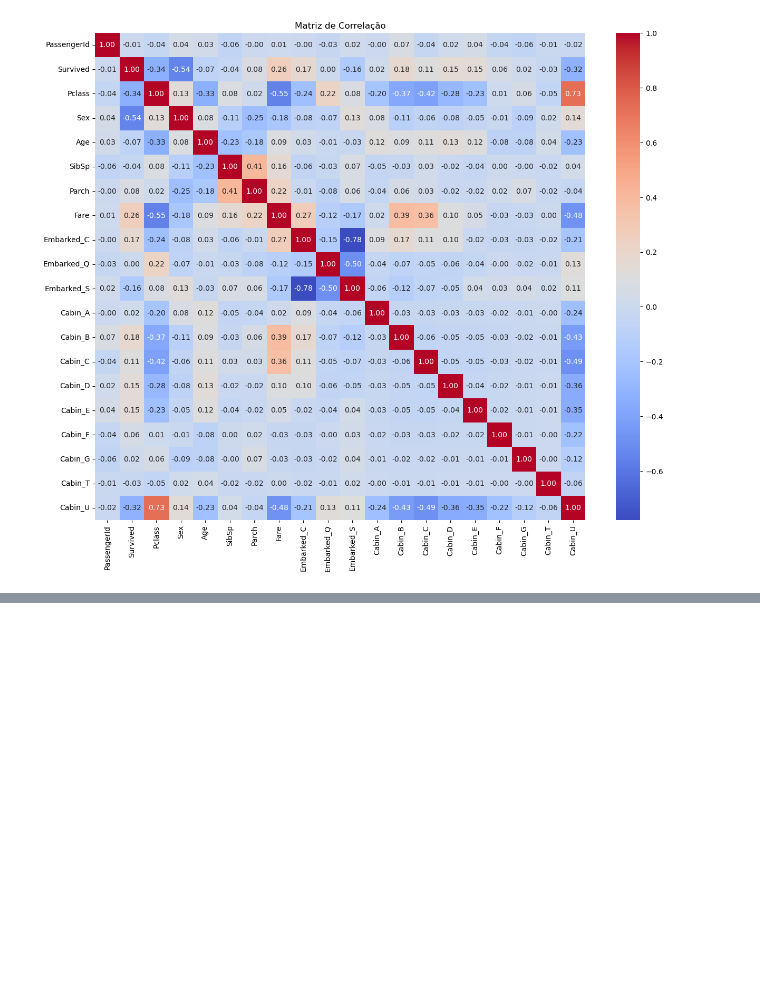
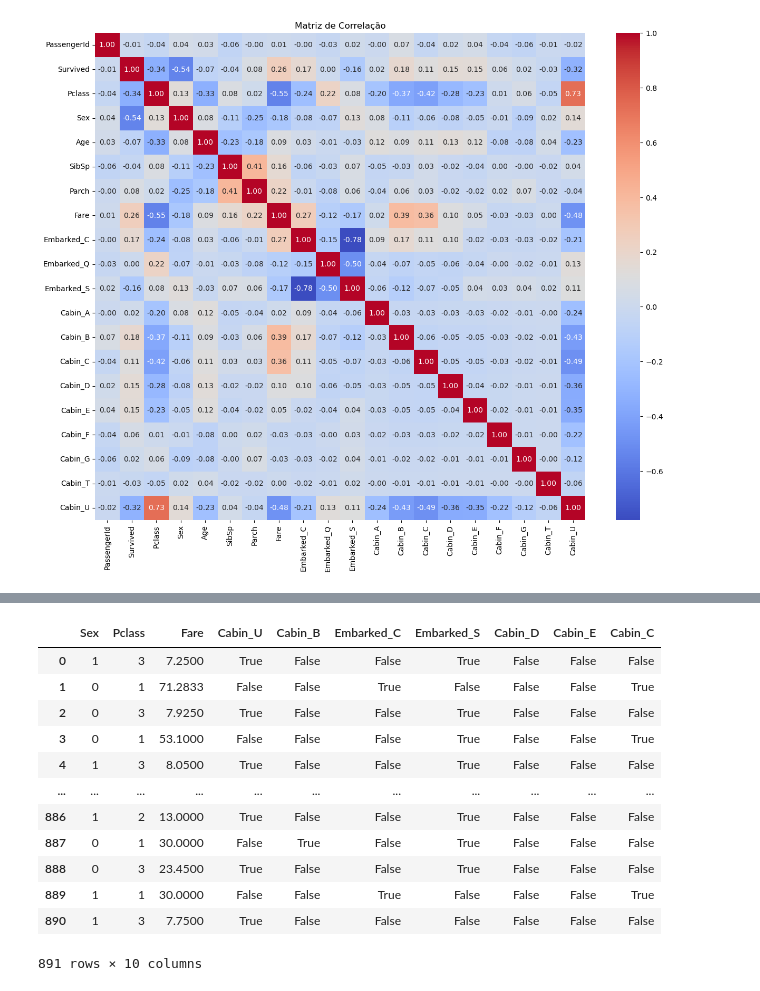
Before and after one commit to Fernandonneto/Machine_Learning_-_Duelo_Entre_Modelos_Titanic_-_EBAC, a Jupyter notebook: MOD41_EXERCICIO_DUELOFINAL.ipynb, the cells around one changed output, grey strips where cells are left out. Cells and saved outputs as stored; diff of their text form; code cells hidden in the pictures; blank space fills up the shorter version.

```diff
--- a/MOD41_EXERCICIO_DUELOFINAL.ipynb
+++ b/MOD41_EXERCICIO_DUELOFINAL.ipynb
@@ -494,0 +553,17 @@ SyntaxError: invalid syntax (2777045509.py, line 2)
+# %%
+# Verificação da divisão "X_train_select"
+X_test_select
+# %% [output]
+|  | Sex | Pclass | Fare | Cabin_U | Cabin_B | Embarked_C | Embarked_S | Cabin_D | Cabin_E | Cabin_C |
+| 0 | 1 | 3 | 7.2500 | True | False | False | True | False | False | False |
+| 1 | 0 | 1 | 71.2833 | False | False | True | False | False | False | True |
+| 2 | 0 | 3 | 7.9250 | True | False | False | True | False | False | False |
+| 3 | 0 | 1 | 53.1000 | False | False | False | True | False | False | True |
+| 4 | 1 | 3 | 8.0500 | True | False | False | True | False | False | False |
+| ... | ... | ... | ... | ... | ... | ... | ... | ... | ... | ... |
+| 886 | 1 | 2 | 13.0000 | True | False | False | True | False | False | False |
+| 887 | 0 | 1 | 30.0000 | False | True | False | True | False | False | False |
+| 888 | 0 | 3 | 23.4500 | True | False | False | True | False | False | False |
+| 889 | 1 | 1 | 30.0000 | False | False | True | False | False | False | True |
+| 890 | 1 | 3 | 7.7500 | True | False | False | False | False | False | False |
+891 rows × 10 columns
```
Also changed, not shown: parts of 9 cells of this notebook.
